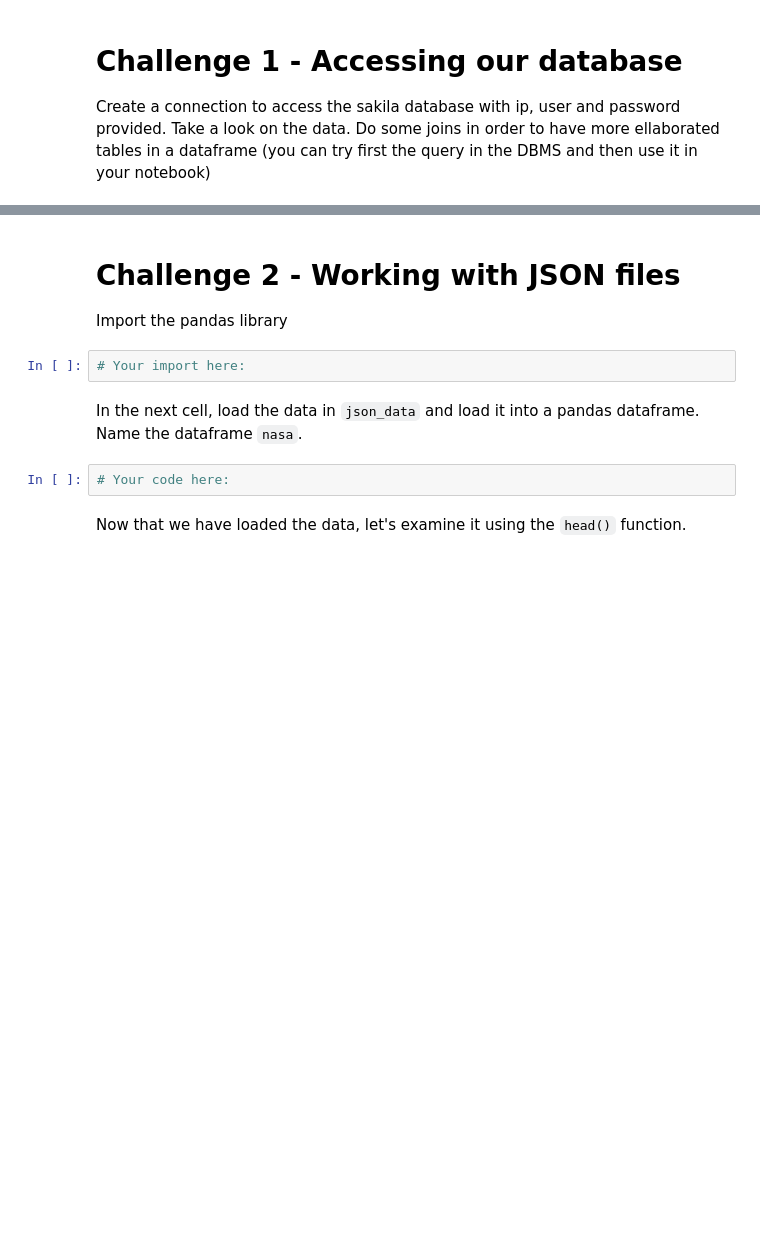
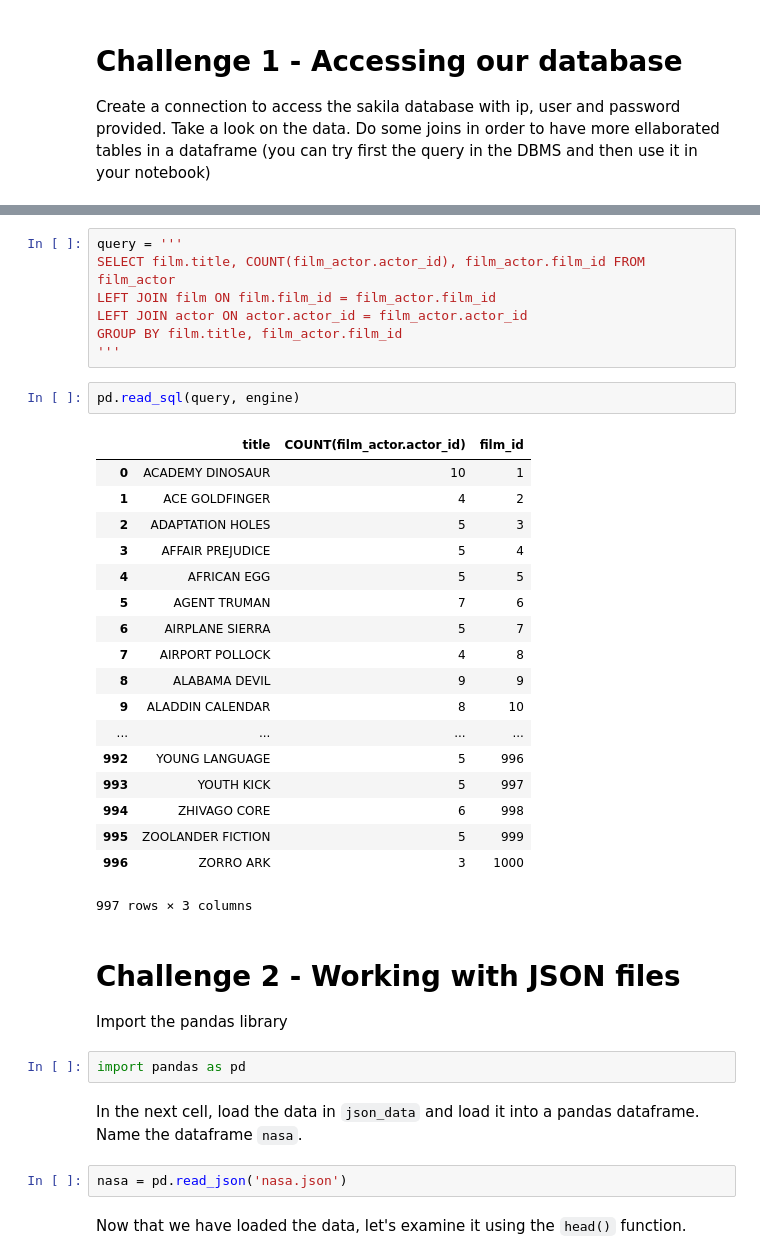
Before and after one commit to ta-data-bcn/lab-import-export, a Jupyter notebook: your-code/main.ipynb, the cells around one changed output, grey strips where cells are left out. Drawn from its saved outputs; the diff is of its cells as text; blank space fills up the shorter version.

Commit message:
uploading pandas import export lab

```diff
--- a/your-code/main.ipynb
+++ b/your-code/main.ipynb
@@ -11,12 +61,40 @@ Create a connection to access the sakila database with ip, user and password pro
+# %%
+query = '''
+SELECT film.title, COUNT(film_actor.actor_id), film_actor.film_id FROM film_actor
+LEFT JOIN film ON film.film_id = film_actor.film_id
+LEFT JOIN actor ON actor.actor_id = film_actor.actor_id
+GROUP BY film.title, film_actor.film_id
+'''
+# %%
+pd.read_sql(query, engine)
+# %% [output]
+|  | title | COUNT(film_actor.actor_id) | film_id |
+| 0 | ACADEMY DINOSAUR | 10 | 1 |
+| 1 | ACE GOLDFINGER | 4 | 2 |
+| 2 | ADAPTATION HOLES | 5 | 3 |
+| 3 | AFFAIR PREJUDICE | 5 | 4 |
+| 4 | AFRICAN EGG | 5 | 5 |
+| 5 | AGENT TRUMAN | 7 | 6 |
+| 6 | AIRPLANE SIERRA | 5 | 7 |
+| 7 | AIRPORT POLLOCK | 4 | 8 |
+| 8 | ALABAMA DEVIL | 9 | 9 |
+| 9 | ALADDIN CALENDAR | 8 | 10 |
+| ... | ... | ... | ... |
+| 992 | YOUNG LANGUAGE | 5 | 996 |
+| 993 | YOUTH KICK | 5 | 997 |
+| 994 | ZHIVAGO CORE | 6 | 998 |
+| 995 | ZOOLANDER FICTION | 5 | 999 |
+| 996 | ZORRO ARK | 3 | 1000 |
+997 rows × 3 columns
 # %% [markdown]
 # Challenge 2 - Working with JSON files
 
 Import the pandas library
-# %%
-# Your import here:
+# %%
+import pandas as pd
 # %% [markdown]
 In the next cell, load the data in `json_data` and load it into a pandas dataframe. Name the dataframe `nasa`.
-# %%
-# Your code here:
+# %%
+nasa = pd.read_json('nasa.json')
 # %% [markdown]
 Now that we have loaded the data, let's examine it using the `head()` function.
```
Also changed, not shown: parts of 31 cells of this notebook, 2 other files.
